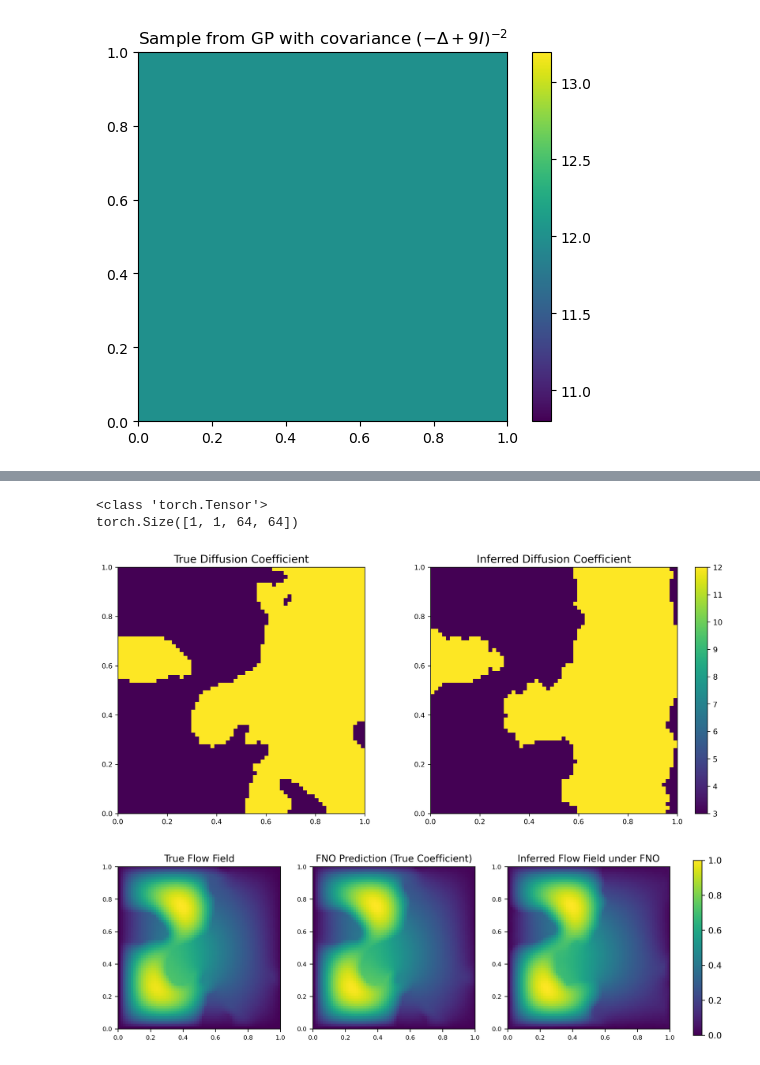
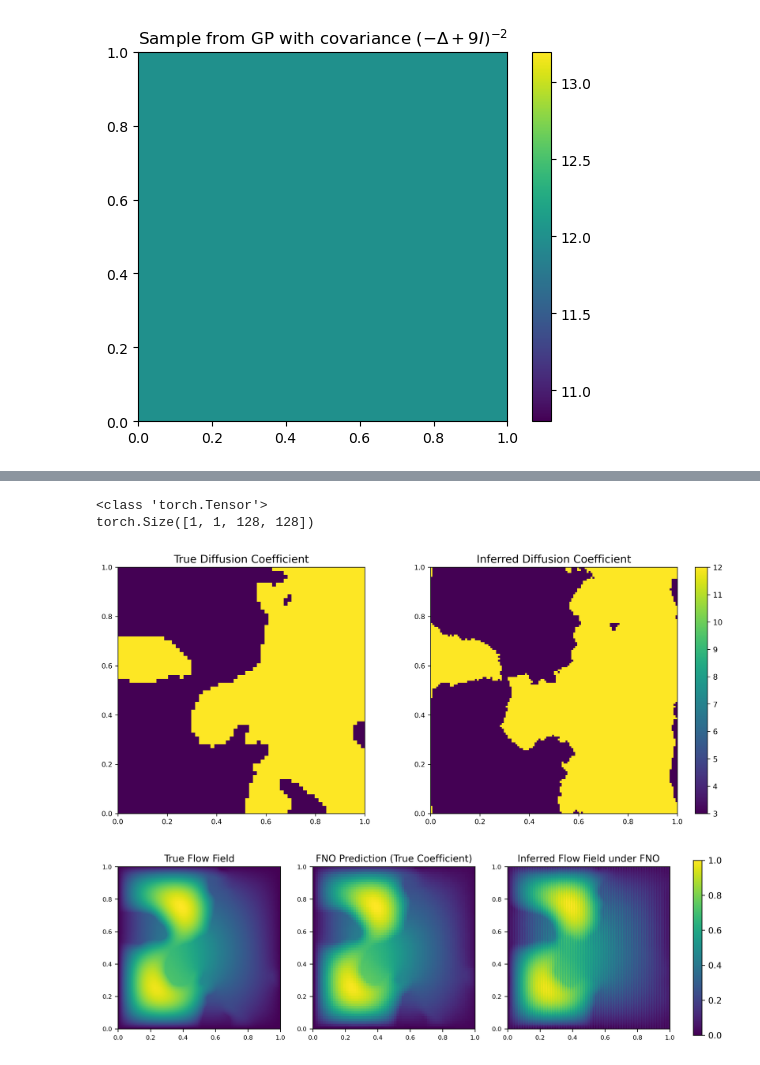
Before and after one commit to gzein/fno-bayesian-inverse-problems, a Jupyter notebook: FNO_clean.ipynb, the cells around one changed output, grey strips where cells are left out. Cells and saved outputs as stored; diff of their text form; code cells hidden in the pictures.

```diff
--- a/FNO_clean.ipynb
+++ b/FNO_clean.ipynb
@@ -473,7 +457,7 @@ import torch
 
 # === MCMC HYPERPARAMETERS ===
 MCMC_delta      = 0.00025
-MCMC_n_iterations = 100_000
+MCMC_n_iterations = 80_000
 MCMC_tau        = -1
 
 # --- Hyperparameters ---
@@ -490,15 +474,19 @@ theta_evolution = []
 loss_evolution  = []
 accepted        = []
 
-true_observations = true_observations.to(device)
-u_0            = best_u
-theta_0        = best_theta
+# Observed field
+# true_observations = dataset.test_dbs[data_train_resolution].y[0, 0].unsqueeze(0).unsqueeze(0).to(device) # regular task, ie FNO trained on 64x64 data, tested on 64x64 data
+true_observations = dataset.test_dbs[128].y[0, 0].unsqueeze(0).unsqueeze(0).to(device)  # super resolution task
+
+
+u_0            = sample_GP_operator(N=128)  # Initial proposal
+theta_0        = T_push(u_0, tau=-1)  # threshold to get binary field
 theta_0_tensor = torch.tensor(theta_0, dtype=torch.float32).unsqueeze(0).unsqueeze(0).to(device)
 ll_current     = log_likelihood(theta_0_tensor, true_observations, model, sigma=sigma)
 
 for i in range(MCMC_n_iterations):
     # --- Proposal ---
-    u_proposal        = np.sqrt(1 - 2 * MCMC_delta) * u_0 + np.sqrt(2 * MCMC_delta) * sample_GP_operator()
+    u_proposal        = np.sqrt(1 - 2 * MCMC_delta) * u_0 + np.sqrt(2 * MCMC_delta) * sample_GP_operator(N=128)
     theta_proposal    = T_push(u_proposal, tau=MCMC_tau)
     theta_proposal_tensor = torch.tensor(theta_proposal, dtype=torch.float32).unsqueeze(0).unsqueeze(0).to(device)
 
@@ -575,7 +563,7 @@ with torch.no_grad():
     forwards = model(true_field[0,0].unsqueeze(0).unsqueeze(0).to(device))
 
 # Compute predicted solution
-average_predicted_field = T_push(torch.from_numpy(np.mean(theta_evolution[-20000::1000], axis=0)), tau=-1, boundary=7.5).unsqueeze(0).unsqueeze(0)
+average_predicted_field = T_push(torch.from_numpy(np.mean(theta_evolution[-10000::1000], axis=0)), tau=-1, boundary=7.5).unsqueeze(0).unsqueeze(0)
 print(type(theta_0_tensor))
 print(average_predicted_field.shape)
 with torch.no_grad():
@@ -610,33 +598,33 @@ plt.show()
 # ----------------------
 # Second figure (bottom row)
 # ----------------------
 fig2, axs2 = plt.subplots(1, 3, figsize=(12, 4), dpi=300)
 
 fields2 = [
     true_observations.cpu().numpy()[0, 0],
     fno_prediction,
     predicted_solution,
 ]
 
 titles2 = [
     "True Flow Field",
     "FNO Prediction (True Coefficient)",
     "Inferred Flow Field under FNO",
 ]
 
 from matplotlib.colors import Normalize
 
 for ax, field, title in zip(axs2, fields2, titles2):
     field_norm = (field - field.min()) / (field.max() - field.min())
     im = ax.imshow(field_norm, extent=[0, 1, 0, 1], origin='lower', vmin=0, vmax=1)
     ax.set_title(title, fontsize=11, loc='center', pad=6)
     ax.tick_params(labelsize=7)
 
 fig2.colorbar(im, ax=axs2, fraction=0.015, pad=0.04)
 # plt.savefig('figures_for_report/single_true_vs_inferred_flows.png', bbox_inches='tight', dpi=300)
 plt.show()
 # %% [output]
 <class 'torch.Tensor'>
-torch.Size([1, 1, 64, 64])
+torch.Size([1, 1, 128, 128])
-[figure, old version]
+[figure, new version]
 [figure]
```
Also changed, not shown: parts of 15 cells of this notebook, 4 other files.
